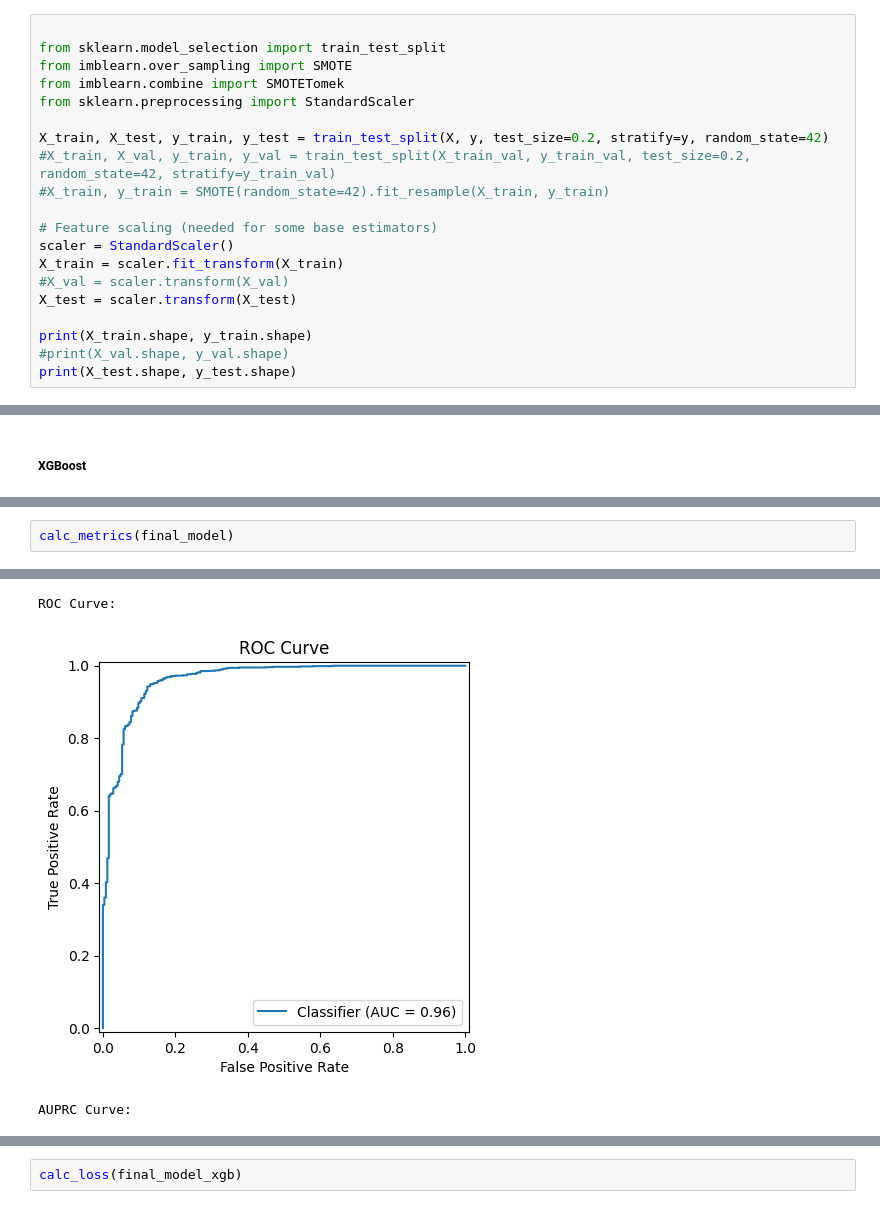
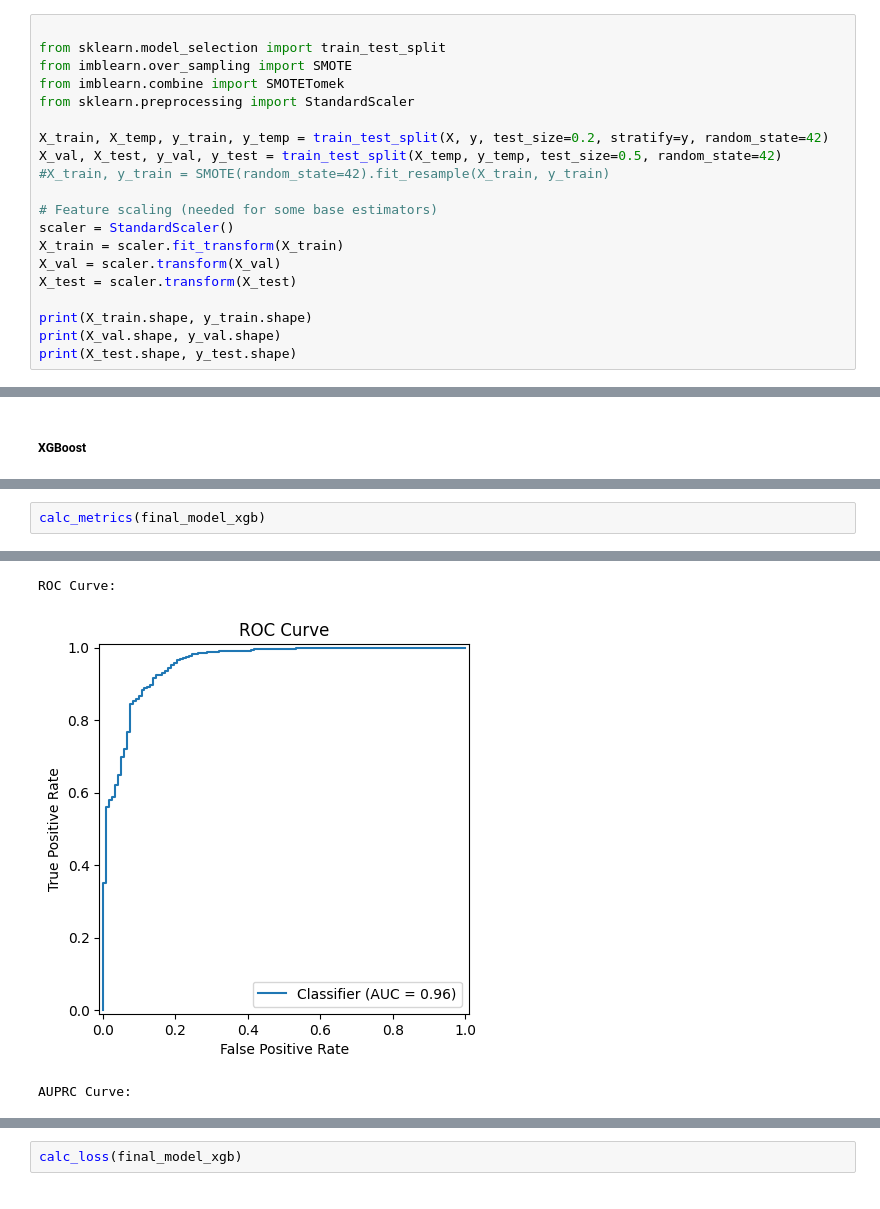
Before and after one commit to Mahamudul-Hasan-Rafi/Canonical-SMILES-BioActivity, a Jupyter notebook: bioactivity_ml.ipynb, the cells around one changed output, grey strips where cells are left out. Drawn from its saved outputs; the diff is of its cells as text.

Commit message:
final model

```diff
--- a/bioactivity_ml.ipynb
+++ b/bioactivity_ml.ipynb
@@ -694,18 +692,18 @@ from imblearn.over_sampling import SMOTE
 from imblearn.combine import SMOTETomek
 from sklearn.preprocessing import StandardScaler
 
-X_train, X_test, y_train, y_test = train_test_split(X, y, test_size=0.2, stratify=y, random_state=42)
-#X_train, X_val, y_train, y_val = train_test_split(X_train_val, y_train_val, test_size=0.2, random_state=42, stratify=y_train_val)
+X_train, X_temp, y_train, y_temp = train_test_split(X, y, test_size=0.2, stratify=y, random_state=42)
+X_val, X_test, y_val, y_test = train_test_split(X_temp, y_temp, test_size=0.5, random_state=42)
 #X_train, y_train = SMOTE(random_state=42).fit_resample(X_train, y_train)
 
 # Feature scaling (needed for some base estimators)
 scaler = StandardScaler()
 X_train = scaler.fit_transform(X_train)
-#X_val = scaler.transform(X_val)
+X_val = scaler.transform(X_val)
 X_test = scaler.transform(X_test)
 
 print(X_train.shape, y_train.shape)
-#print(X_val.shape, y_val.shape)
+print(X_val.shape, y_val.shape)
 print(X_test.shape, y_test.shape)
 # %% [output]
 (5072, 1007) (5072,)
@@ -1286,3 +1162,3 @@ Confusion Matrix:
 # %%
-calc_metrics(final_model)
+calc_metrics(final_model_xgb)
 # %% [output]
@@ -1307,3 +1183,3 @@ Confusion Matrix:
 ROC Curve:
-[figure, old version]
+[figure, new version]
 AUPRC Curve:
```
Also changed, not shown: parts of 10 cells of this notebook, 1 other file.
